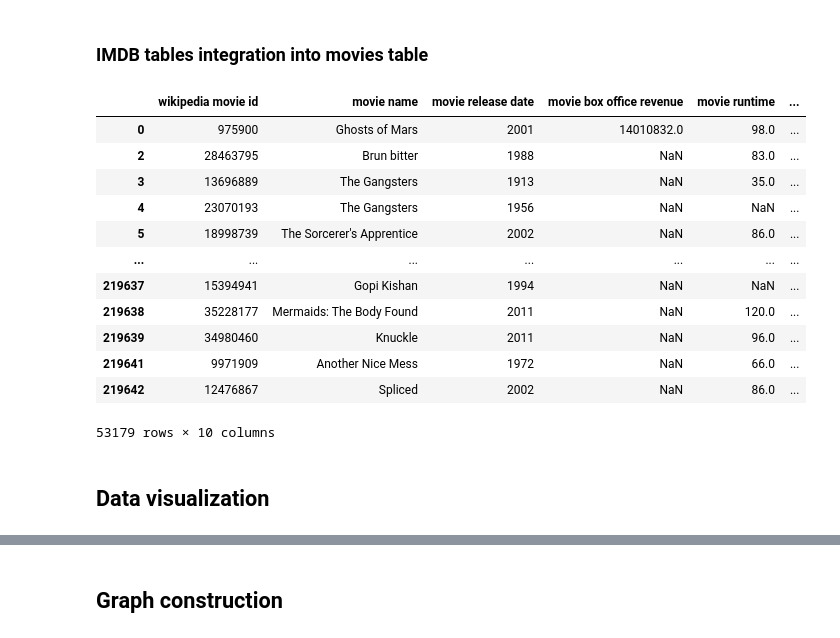
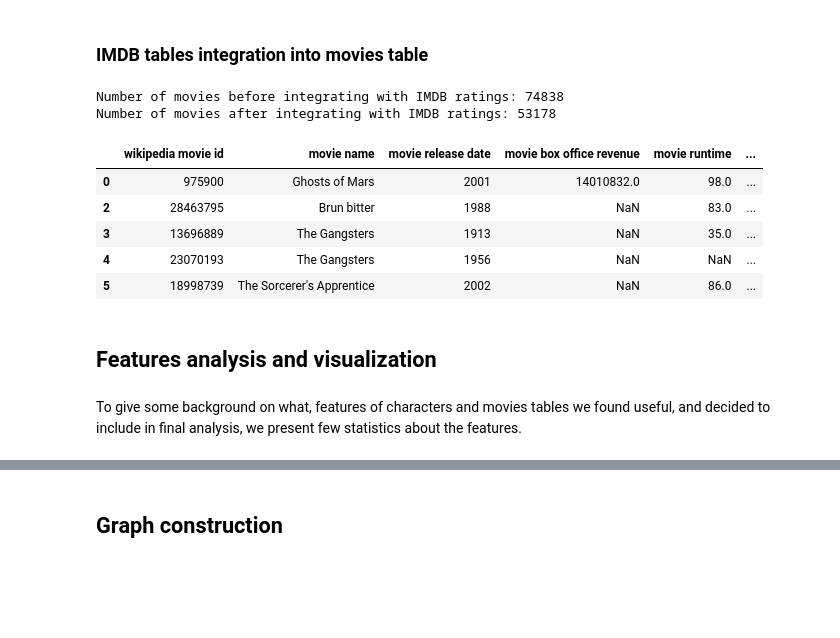
Before and after one commit to epfl-ada/ada-2022-project-datajugglers, a Jupyter notebook: graphs.ipynb, the cells around one changed output, grey strips where cells are left out. Cells and saved outputs as stored; diff of their text form; code cells hidden in the pictures; blank space fills up the shorter version.

```diff
--- a/graphs.ipynb
+++ b/graphs.ipynb
@@ -48,8 +38,7 @@ DATA_FOLDER = 'data'
 DB_FOLDER_NAME = 'MovieSummaries'
 MOVIE_TABLE_PATH = os.path.join(DATA_FOLDER, DB_FOLDER_NAME, 'movie.metadata.tsv')
 CHARACTER_TABLE_PATH = os.path.join(DATA_FOLDER, DB_FOLDER_NAME, 'character.metadata.tsv')
-IMDB_RATINGS_TABLE_PATH = os.path.join(DATA_FOLDER, 'title.ratings.tsv.gz')
-IMDB_NAME_TABLE_PATH = os.path.join(DATA_FOLDER, 'title.basics.tsv.gz')
+IMDB_FINAL_TABLE_PATH = os.path.join(DATA_FOLDER, 'imdb.ratings.tsv')
 
 
 movies_columns = ['wikipedia movie id',
@@ -87,12 +76,10 @@ df_movie = pd.read_csv(MOVIE_TABLE_PATH, sep ='\t', header = None,\
 df_character = pd.read_csv(CHARACTER_TABLE_PATH, sep ='\t', header = None,\
     names=characters_columns, na_values=' ', lineterminator='\n')
 
-# Extract imdb tables
+# Extract imdb table
 
-df_movies_IMDb_ratings = pd.read_csv(IMDB_RATINGS_TABLE_PATH, sep ='\t',\
+df_movies_IMDb_ratings = pd.read_csv(IMDB_FINAL_TABLE_PATH, sep ='\t',\
     na_values = ['{}', ' '], lineterminator='\n')
-df_movies_IMDb_name = pd.read_csv(IMDB_NAME_TABLE_PATH, sep ='\t',\
-    na_values = ['{}', ' '], lineterminator='\n')
 # %% [markdown]
 ### Movie table preprocessing
 # %%
@@ -122,6 +109,10 @@ def date_cleaning_function(column):
     return np.array(dates, dtype=int)
 
 df_movie['movie release date'] = date_cleaning_function(df_movie['movie release date'])
+
+MINIMUM_RELEASE_DATE = 1888 # Roundhay Garden Scene was the first motion picture, release in 1888
+df_movie = df_movie[df_movie['movie release date'] >= MINIMUM_RELEASE_DATE]
+print('Number of movies after droping too early release date: ', len(df_movie))
 # %% [output]
 Original number of movies:  81741
 Number of movies after droping empty dates:  74839
@@ -221,22 +214,19 @@ df_IMDb_ex.head()
 # %%
 print(f'Number of movies before integrating with IMDB ratings: {len(df_movie)}')
-df_movie = df_movie.merge(df_IMDb_ex, how ='inner', on=['movie name'])
+df_movie = df_movie.merge(df_movies_IMDb_ratings, how ='inner', on=['movie name'])
 df_movie = df_movie.drop_duplicates(subset = 'wikipedia movie id')
 print(f'Number of movies after integrating with IMDB ratings: {len(df_movie)}')
 df_movie.head()
 # %% [output]
+Number of movies before integrating with IMDB ratings: 74838
+Number of movies after integrating with IMDB ratings: 53178
 |  | wikipedia movie id | movie name | movie release date | movie box office revenue | movie runtime | ... |
 | 0 | 975900 | Ghosts of Mars | 2001 | 14010832.0 | 98.0 | ... |
 | 2 | 28463795 | Brun bitter | 1988 | NaN | 83.0 | ... |
 | 3 | 13696889 | The Gangsters | 1913 | NaN | 35.0 | ... |
 | 4 | 23070193 | The Gangsters | 1956 | NaN | NaN | ... |
 | 5 | 18998739 | The Sorcerer's Apprentice | 2002 | NaN | 86.0 | ... |
-| ... | ... | ... | ... | ... | ... | ... |
-| 219637 | 15394941 | Gopi Kishan | 1994 | NaN | NaN | ... |
-| 219638 | 35228177 | Mermaids: The Body Found | 2011 | NaN | 120.0 | ... |
-| 219639 | 34980460 | Knuckle | 2011 | NaN | 96.0 | ... |
-| 219641 | 9971909 | Another Nice Mess | 1972 | NaN | 66.0 | ... |
-| 219642 | 12476867 | Spliced | 2002 | NaN | 86.0 | ... |
-53179 rows × 10 columns
 # %% [markdown]
-## Data visualization
+## Features analysis and visualization
+# %% [markdown]
+To give some background on what, features of characters and movies tables we found useful, and decided to include in final analysis, we present few statistics about the features.
```
Also changed, not shown: parts of 14 cells of this notebook, 1 other file.
